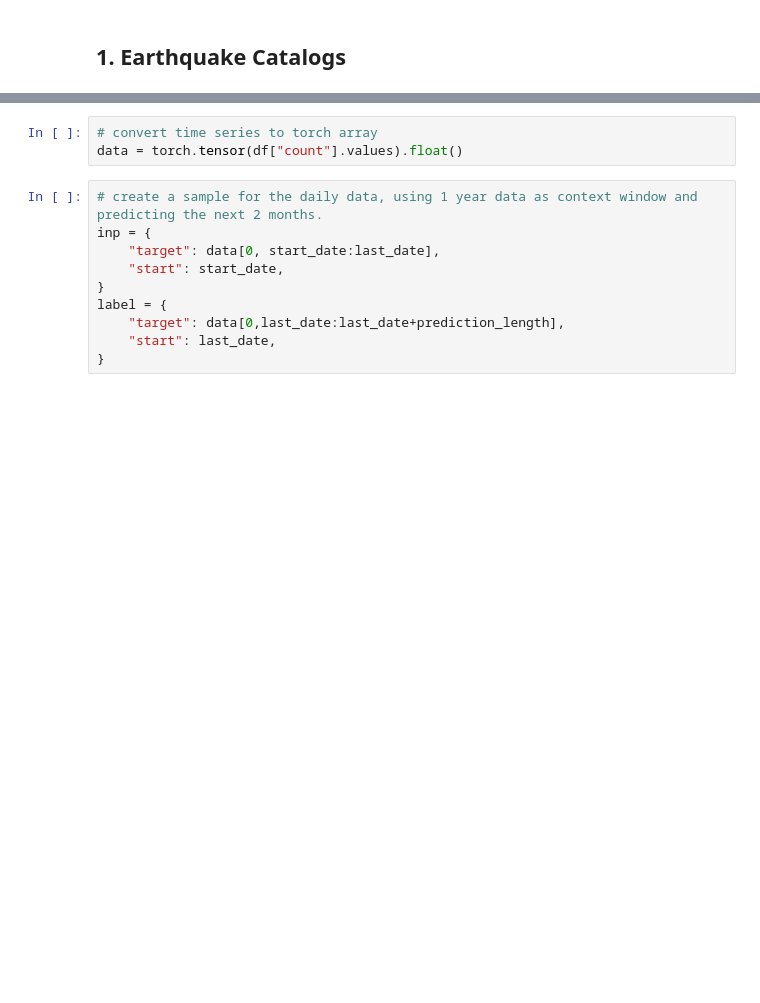
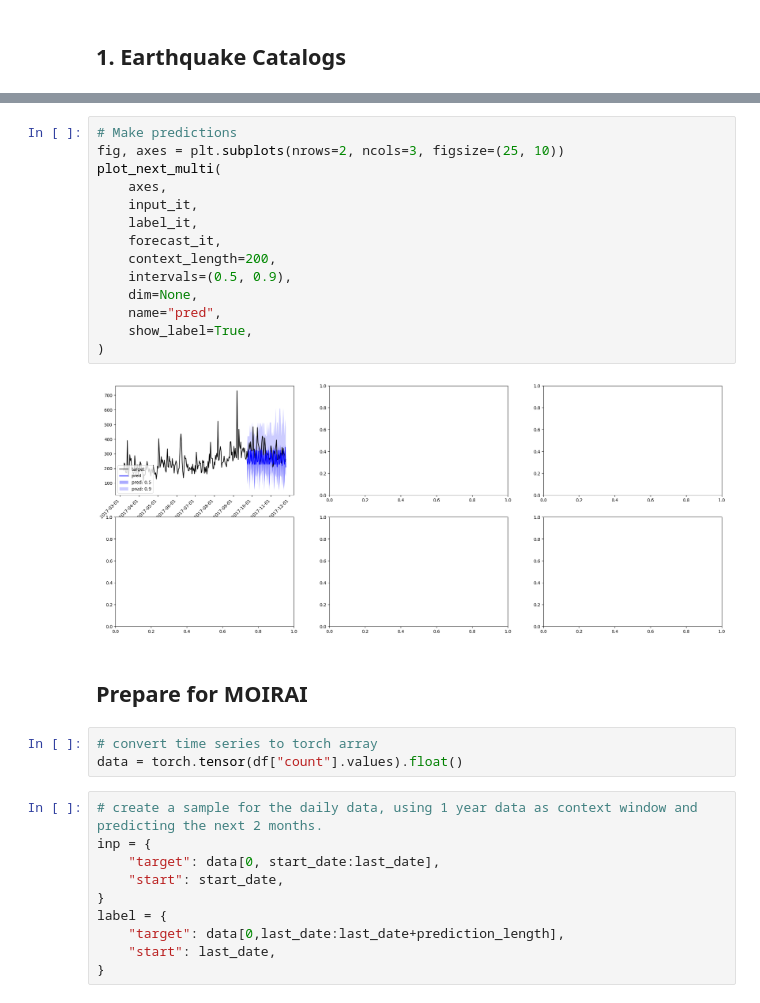
Before and after one commit to mdenolle/GeoCAST, a Jupyter notebook: test_zero-shot/moirai_test.ipynb, the cells around one changed output, grey strips where cells are left out. Cells and saved outputs as stored; diff of their text form; blank space fills up the shorter version.

```diff
--- a/test_zero-shot/moirai_test.ipynb
+++ b/test_zero-shot/moirai_test.ipynb
@@ -113,3 +496,21 @@ df_wide.head()
+# %%
+# Make predictions
+fig, axes = plt.subplots(nrows=2, ncols=3, figsize=(25, 10))
+plot_next_multi(
+    axes,
+    input_it,
+    label_it,
+    forecast_it,
+    context_length=200,
+    intervals=(0.5, 0.9),
+    dim=None,
+    name="pred",
+    show_label=True,
+)
+# %% [output]
+[figure, added]
+# %% [markdown]
+## Prepare for MOIRAI
 # %%
 # convert time series to torch array
 data = torch.tensor(df["count"].values).float()
```
Also changed, not shown: parts of 18 cells of this notebook, 6 other files.
